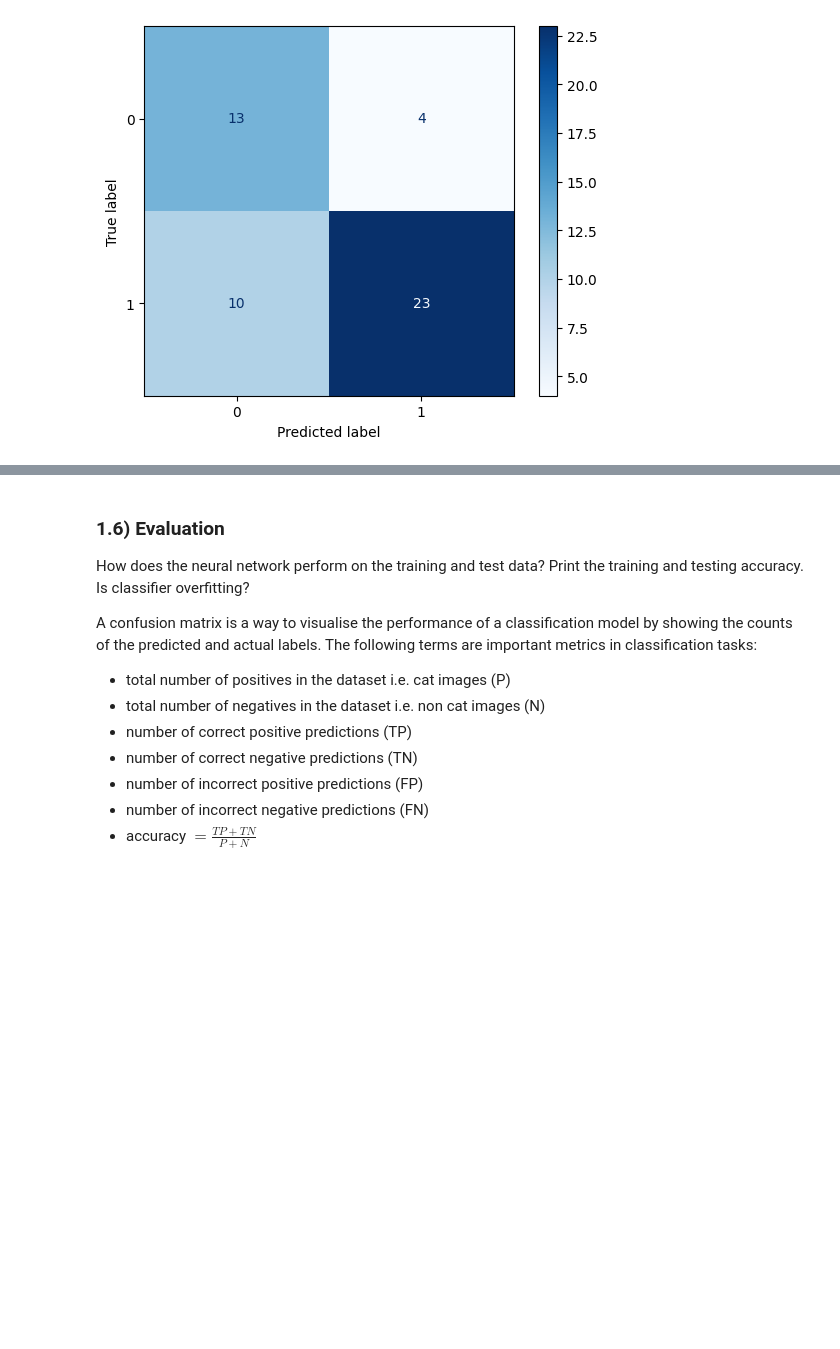
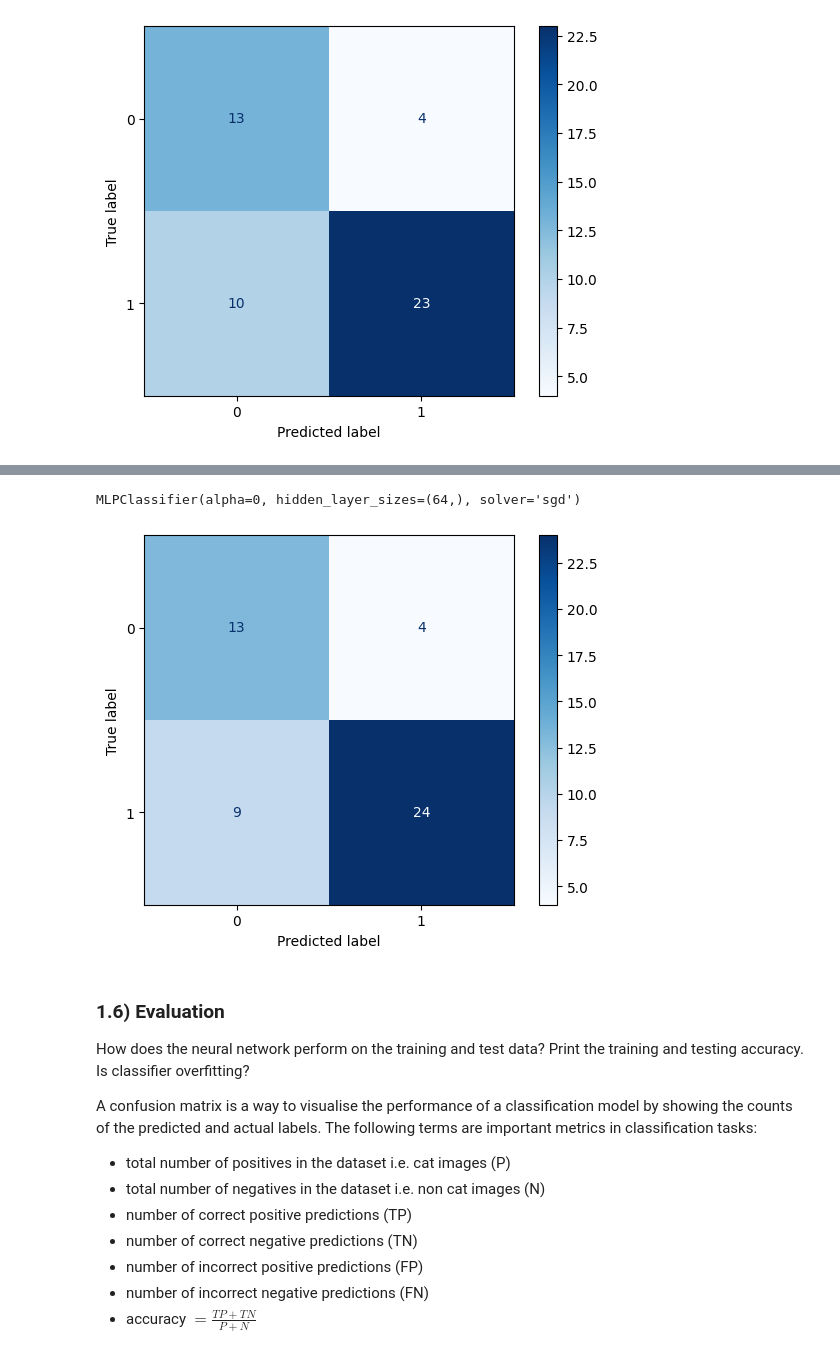
Before and after one commit to piperdd/lab_sheets_public, a Jupyter notebook: lab2/lab2-neural_nets.ipynb, the cells around one changed output, grey strips where cells are left out. Drawn from its saved outputs; the diff is of its cells as text; code cells hidden in the pictures; blank space fills up the shorter version.

```diff
--- a/lab2/lab2-neural_nets.ipynb
+++ b/lab2/lab2-neural_nets.ipynb
@@ -203,3 +201,18 @@ Has the loss curve flat-lined? Hint, you may have to specify the `max_iter` and
+# %%
+# write your code here
+MLP = MLPClassifier(hidden_layer_sizes=(64,),activation='relu',solver='sgd',learning_rate_init=0.001,alpha=0)
+MLP.fit(std_train_x_orig, flattened_train_y)
+# %% [output]
+MLPClassifier(alpha=0, hidden_layer_sizes=(64,), solver='sgd')
+# %%
+y_pred = MLP.predict(std_test_x_orig)
+
+cm = confusion_matrix(test_y.flatten(), y_pred)
+disp = ConfusionMatrixDisplay(confusion_matrix=cm)
+disp.plot(cmap="Blues")
+plt.show()
+# %% [output]
+[figure, added]
 # %% [markdown]
 ### 1.6) Evaluation
 How does the neural network perform on the training and test data? Print the training and testing accuracy. Is classifier overfitting?
```
Also changed, not shown: parts of 2 cells of this notebook.
